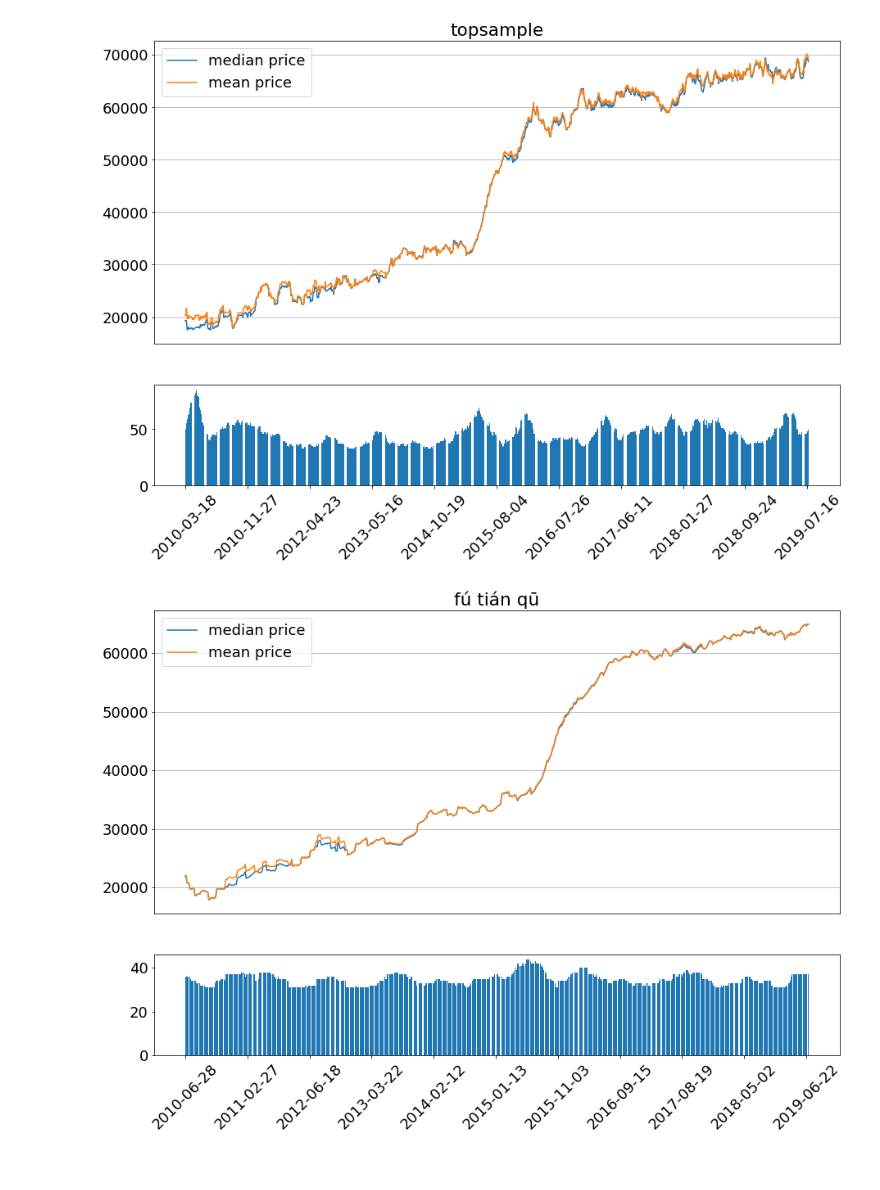
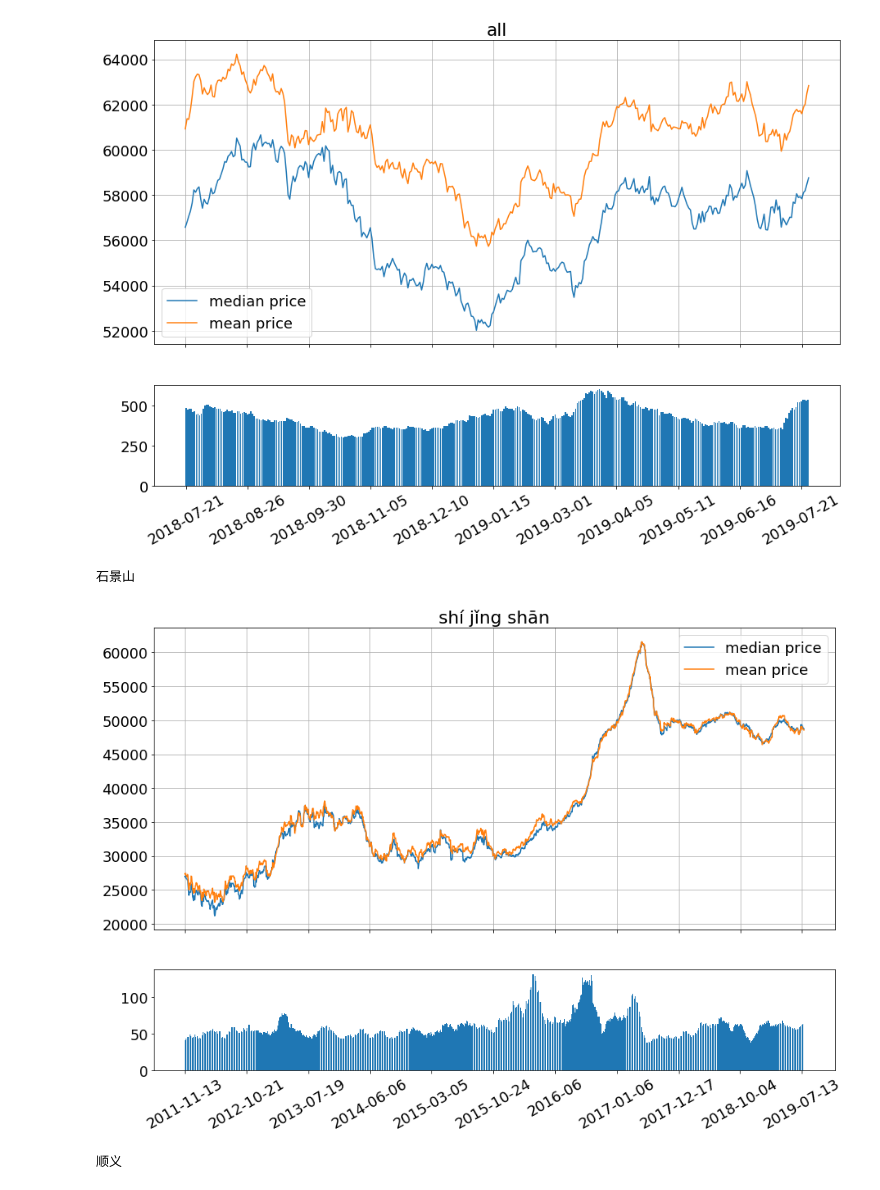
Before and after one commit to naoko821/LianjiaSpider, a Jupyter notebook: analysis.ipynb, the cells around one changed output. Cells and saved outputs as stored; diff of their text form; code cells hidden in the pictures.

```diff
--- a/analysis.ipynb
+++ b/analysis.ipynb
@@ -107,11 +116,13 @@ def get_moving_average(res, ma_length):
     return pd.DataFrame({'volume':volume_ma, 'median_price':median_ma,  'mean_price':mean_ma},
                         index = res.index[ma_length:])
 
-def plot(res, title, MA, ma_length):
+def plot(res, title, MA, ma_length, recent = None):
     if  len(res)< 10:
         return
     if MA == True:
         res = get_moving_average(res, ma_length)
+    if recent is not None:
+        res = res.iloc[-recent:]
     plt.rcParams['font.sans-serif']=['SimHei']
     matplotlib.rc('font', size=18)
     matplotlib.rcParams['figure.figsize'] = [15, 10]
@@ -120,49 +131,55 @@ def plot(res, title, MA, ma_length):
     ax0.plot(res['median_price'])
     ax0.plot(res['mean_price'])
     ax0.legend(['median price','mean price'])
-    plt.xticks([])
+    plt.setp( ax0.get_xticklabels(), visible=False)
     plt.title(title)
-    plt.grid('on')
+    xticks = ax0.xaxis.get_major_ticks()
+    interval = len(xticks)// 10
+    ax0.set_xticks(ax0.get_xticks()[::interval])
+    plt.grid(True)
     ax1 = plt.subplot(gs[1])
     ax1.bar(res.index, res['volume'])
     xticks = ax1.xaxis.get_major_ticks()
     interval = len(xticks)// 10
     ax1.set_xticks(ax1.get_xticks()[::interval])
-    plt.xticks(rotation=45)
+    plt.xticks(rotation=30)
     dir_name = os.path.join('fig', city)
     if not os.path.exists(dir_name):
         os.makedirs(dir_name)
     plt.savefig(os.path.join(dir_name, title +'.png'))
     plt.show()
     plt.close()
 
 
 gp = df.groupby(['成交时间'])['成交价(元/平)']
 res=pd.DataFrame({"volume":gp.size(),"median_price":gp.median(), "mean_price":gp.mean()})
 res = res.iloc[:len(res)-1,:]
 title = pinyin(city)
 title = " ".join([x[0] for x in title])
-plot(res, title, MA, ma_length)
+plot(res, title, MA, ma_length, 365)
 
 def plot_district(district ='朝阳'):
     gp = df.loc[df['下辖区']==district].groupby(['成交时间'])
     res = pd.DataFrame({'volume':gp.size(),'mean_price':gp['成交价(元/平)'].mean(),
                         'median_price':gp['成交价(元/平)'].median()})
     res = res.iloc[:len(res) -1,:]
-
+    print(district)
     title = pinyin(district)
     if district == '朝阳':
-        title = 'chao yang'
+        title = 'Chao Yang'
     elif district == '长宁':
-        title = 'chang ning'
+        title = 'Chang Ning'
     elif district == '闵行':
-        title = 'min hang'
+        title = 'Min Hang'
     else:
         title = " ".join([x[0] for x in title])
     plot(res, title, MA, ma_length)
-districts = list(set(df['下辖区']))
+districts = list(df['下辖区'].unique())
 for district in districts:
-    plot_district(district)
+    if str(district) != 'nan':
+        plot_district(district)
 # %% [output]
-[figure, old version]
+[figure, new version]
+石景山
-[figure, old version]
+[figure, new version]
+顺义
```
Also changed, not shown: parts of 10 cells of this notebook, 3 other files.
